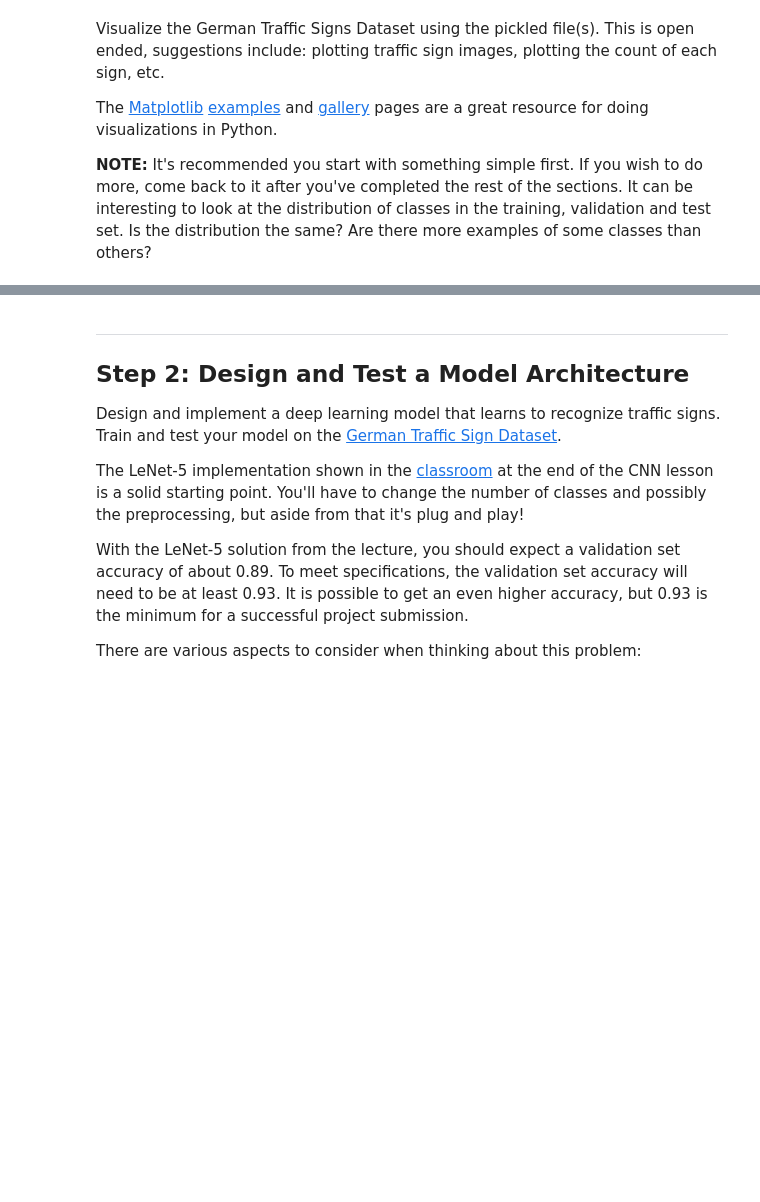
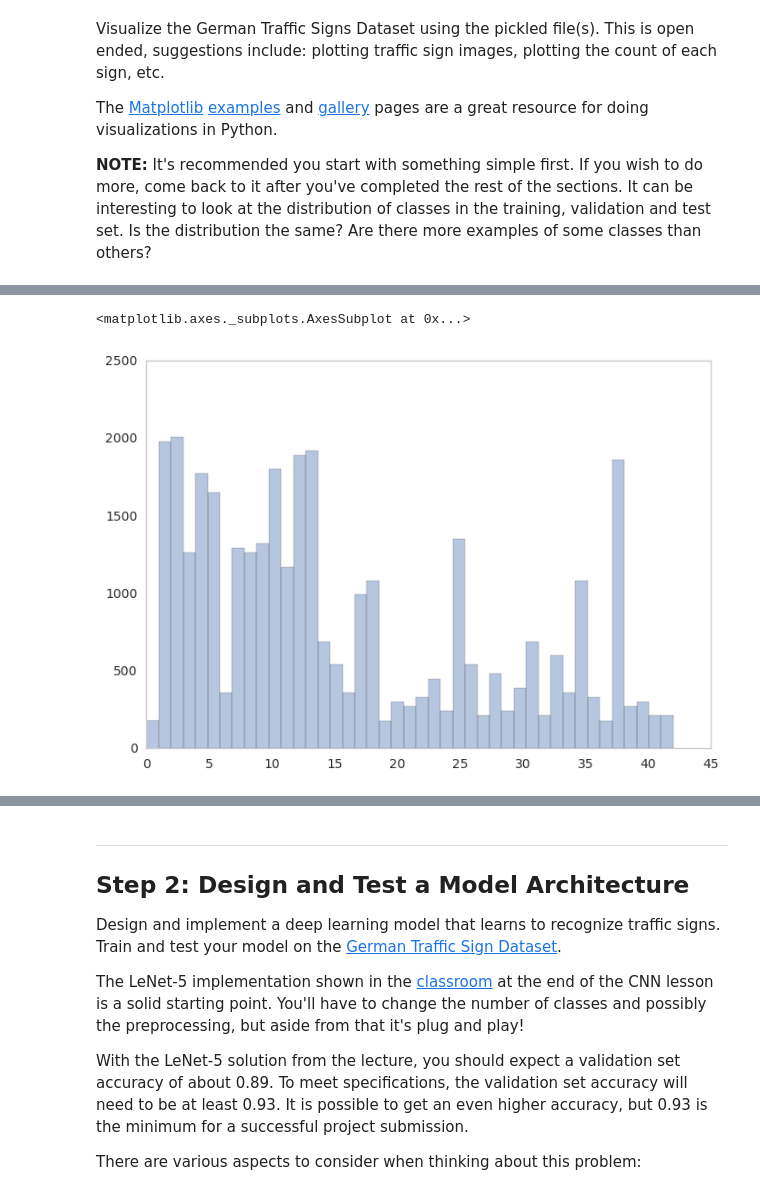
Before and after one commit to vanjacksing/SelfDriving, a Jupyter notebook: Project2_TrafficSigns/Traffic_Sign_Classifier.ipynb, the cells around one changed output, grey strips where cells are left out. Drawn from its saved outputs; the diff is of its cells as text; code cells hidden in the pictures; blank space fills up the shorter version.

```diff
--- a/Project2_TrafficSigns/Traffic_Sign_Classifier.ipynb
+++ b/Project2_TrafficSigns/Traffic_Sign_Classifier.ipynb
@@ -110,0 +115,9 @@ print(y_train[index])
+# %%
+import pandas as pd
+import seaborn as sns
+labels = np.concatenate((y_train, y_valid, y_test))
+bins = np.unique(labels).shape[0]
+sns.distplot(y_train, kde=False, bins=bins)
+# %% [output]
+<matplotlib.axes._subplots.AxesSubplot at 0x...>
+[figure, added]
```
Also changed, not shown: parts of 27 cells of this notebook, 2 other files.
